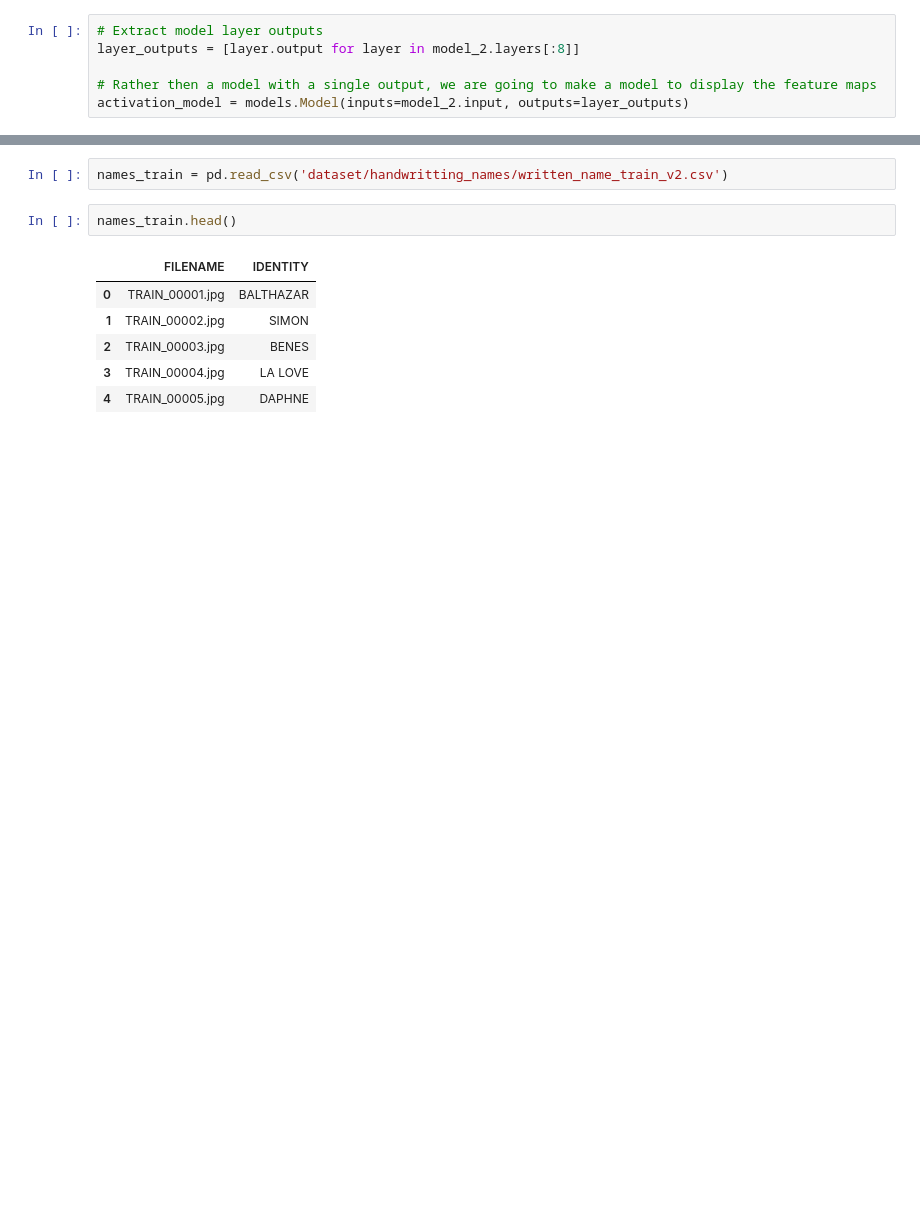
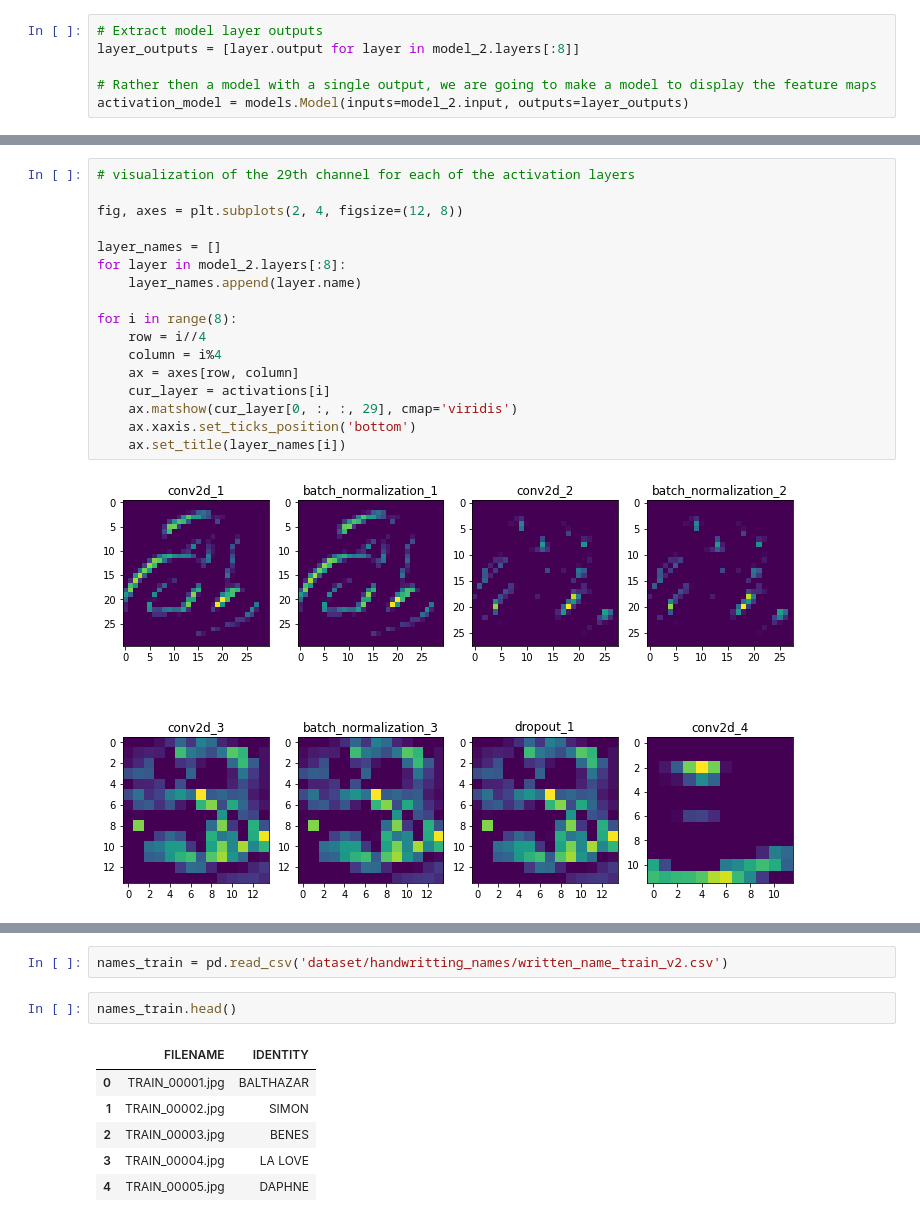
Before and after one commit to edejesus196/handwritten_names_recognition, a Jupyter notebook: handwritten_images_trancribtion-Copy3.ipynb, the cells around one changed output, grey strips where cells are left out. Saved outputs shown, nothing was run; the diff lists cells and outputs as text; blank space fills up the shorter version.

```diff
--- a/handwritten_images_trancribtion-Copy3.ipynb
+++ b/handwritten_images_trancribtion-Copy3.ipynb
@@ -297,0 +335,19 @@ img = image.load_img(img_)
+# %%
+# visualization of the 29th channel for each of the activation layers
+
+fig, axes = plt.subplots(2, 4, figsize=(12, 8))
+
+layer_names = []
+for layer in model_2.layers[:8]:
+    layer_names.append(layer.name)
+
+for i in range(8):
+    row = i//4
+    column = i%4
+    ax = axes[row, column]
+    cur_layer = activations[i]
+    ax.matshow(cur_layer[0, :, :, 29], cmap='viridis')
+    ax.xaxis.set_ticks_position('bottom')
+    ax.set_title(layer_names[i])
+# %% [output]
+[figure, added]
```
Also changed, not shown: parts of 14 cells of this notebook.
